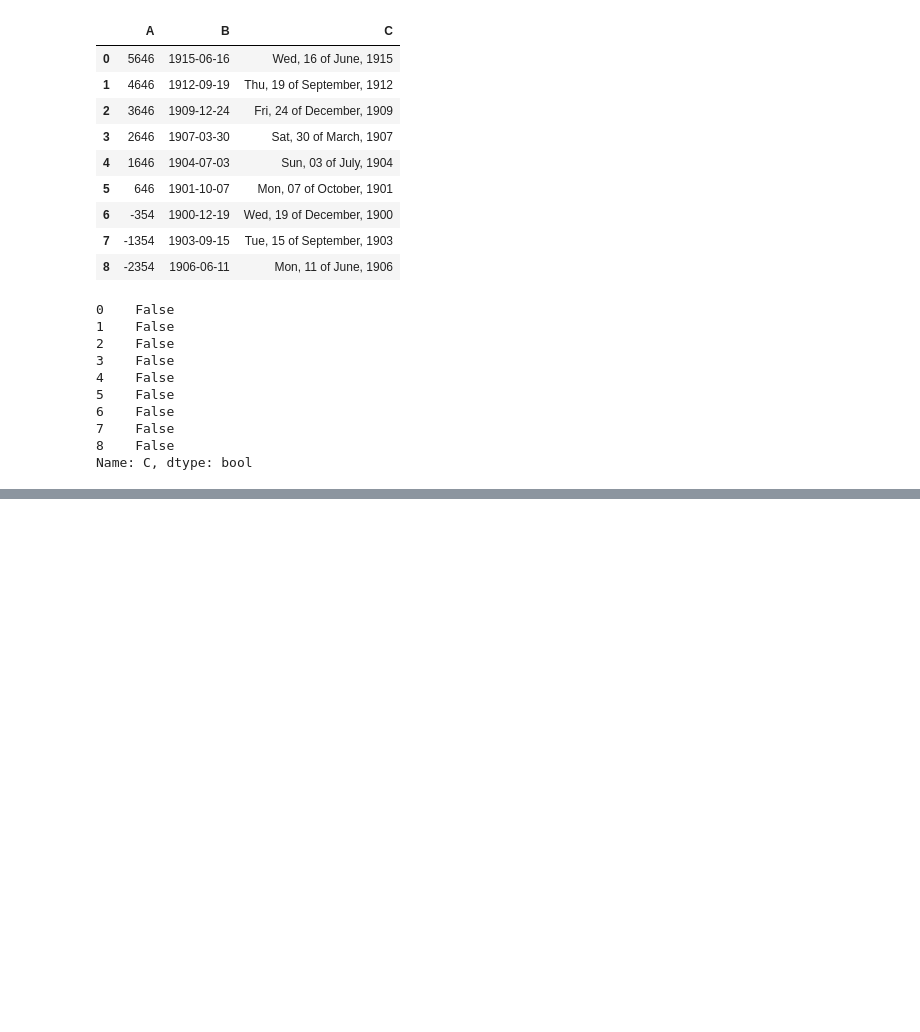
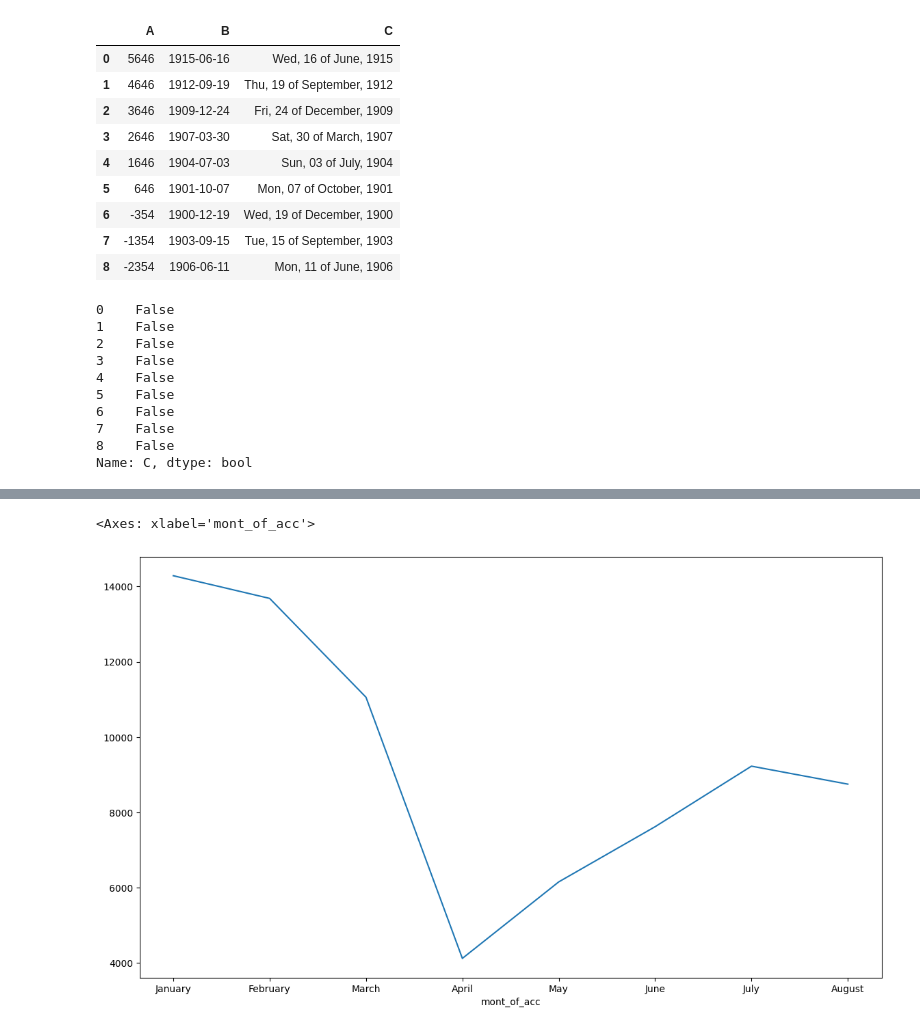
Before and after one commit to Femiolajide/Note, a Jupyter notebook: pop.ipynb, the cells around one changed output, grey strips where cells are left out. Saved outputs shown, nothing was run; the diff lists cells and outputs as text; code cells hidden in the pictures; blank space fills up the shorter version.

```diff
--- a/pop.ipynb
+++ b/pop.ipynb
@@ -1644,3 +1644,11 @@ ex["C"].between("1920","1950")
 Name: C, dtype: bool
 # %%
 import pandas as pd
+accident = pd.read_csv(
+    r"C:\Users\Dell\Desktop\bt\NYC Accidents 2020.csv"
+)
+import janitor
+accident = accident.clean_names()
+accident
+accident["date_time"] = accident["crash_date"] + " " + accident["crash_time"]
+accident
@@ -1646,0 +1674,14 @@ import pandas as pd
+# %%
+accident["date_time"] = pd.to_datetime(
+    accident["date_time"],format="%Y-%m-%d %H:%M:%S"
+)
+accident["mont_of_acc"] = accident["date_time"].dt.month_name()
+import calendar
+months = list(calendar.month_name)[1:-4]
+accident["mont_of_acc"] = pd.Categorical(
+    accident["mont_of_acc"],months,ordered=True
+)
+accident["mont_of_acc"].value_counts(sort=False).plot(figsize=(14,8))
+# %% [output]
+<Axes: xlabel='mont_of_acc'>
+[figure, added]
```
Also changed, not shown: parts of 5 cells of this notebook.
